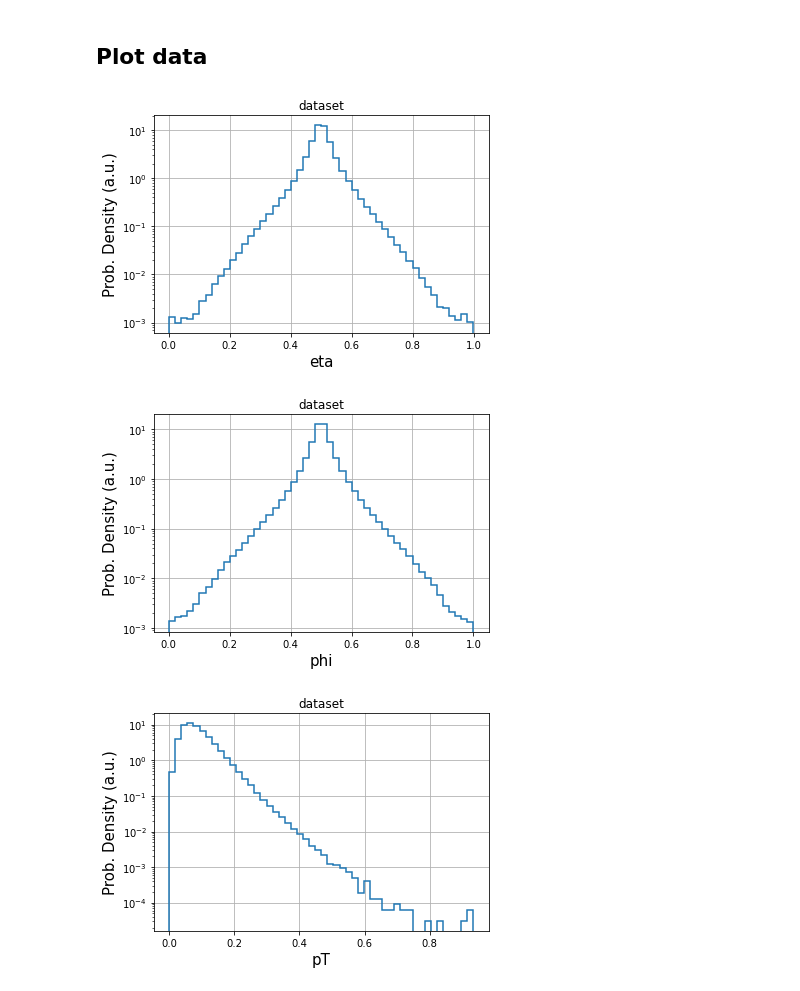
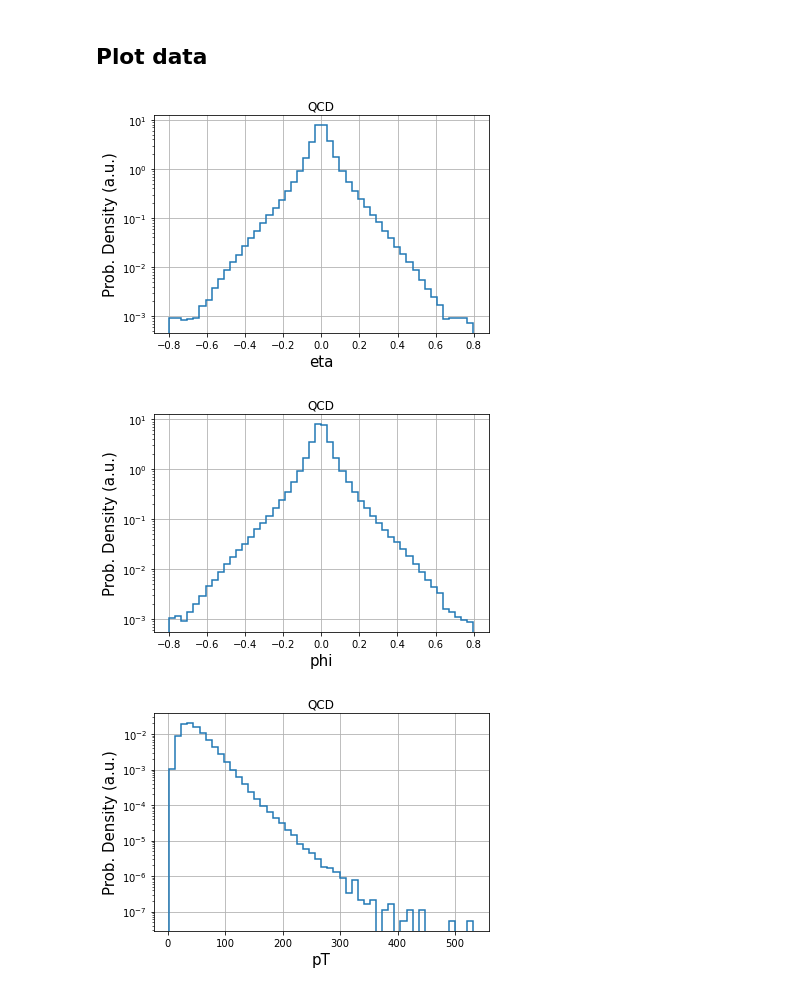
Before and after one commit to muHashh/CERN-Anomaly-Detection, a Jupyter notebook: src/plots/visualise_data.ipynb, the cells around one changed output. Saved outputs shown, nothing was run; the diff lists cells and outputs as text; code cells hidden in the pictures.

```diff
--- a/src/plots/visualise_data.ipynb
+++ b/src/plots/visualise_data.ipynb
@@ -13,8 +13,8 @@ from sklearn.preprocessing import MinMaxScaler
 # %% [markdown]
 ## A single event is shown with each event having 16 particles and 3 features for each particle
 # %%
-signals_loc = "../signals/*"
-dataset_loc = "../dataset/dataset.h5"
+signals_loc = "../signals_old/*"
+dataset_loc = "../dataset_old/dataset.h5"
 
 features = ["eta", "phi", "pT"]
 # %% [markdown]
@@ -31,12 +31,12 @@ def plot_data(title, feature_index, feature_column, input_featurenames):
 # %%
 for f in glob.glob(dataset_loc):
     data = h5py.File(f, 'r')["x_test"][()]
     for i in range(len(features)):
-        plot_data(Path(f).stem, i, data[:,:,i], features)
+        plot_data("QCD", i, data[:,:,i], features)
 # %% [output]
-[figure, old version]
+[figure, new version]
-[figure, old version]
+[figure, new version]
-[figure, old version]
+[figure, new version]
 # %%
 for f in glob.glob(signals_loc):
     data = h5py.File(f, 'r')["jetConstituentsList"][()]
```
Also changed, not shown: parts of 1 cell of this notebook, 25 other files.
